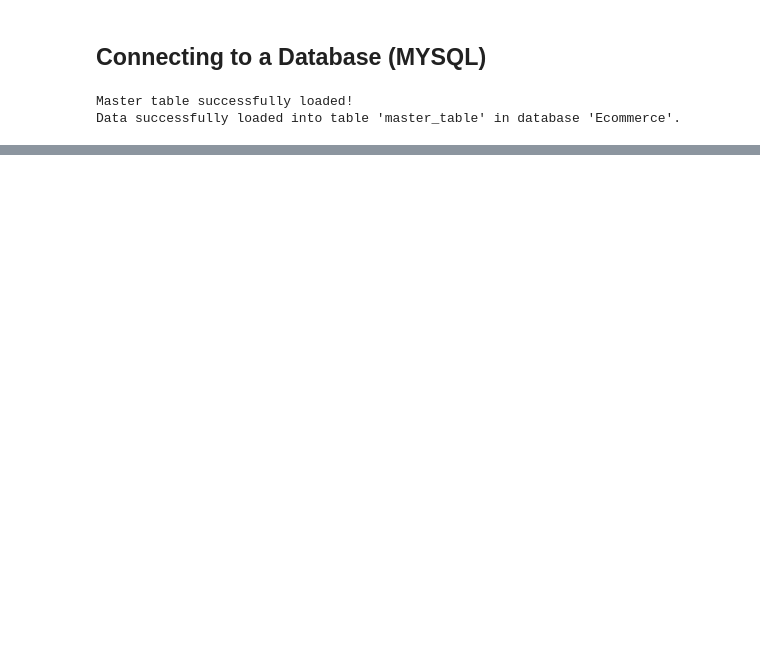
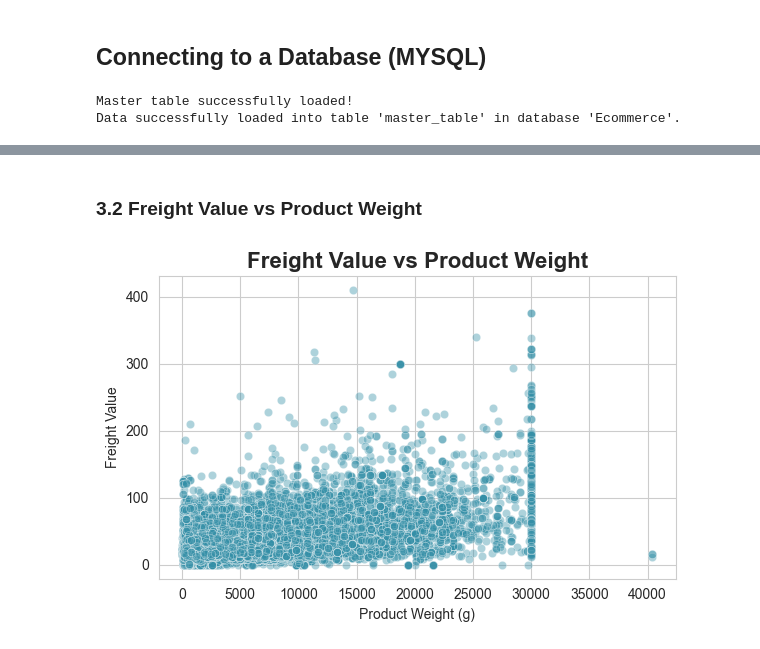
Before and after one commit to soumojit-dev/Ecommerce-Data-Analysis, a Jupyter notebook: analysis.ipynb, the cells around one changed output, grey strips where cells are left out. Saved outputs shown, nothing was run; the diff lists cells and outputs as text; code cells hidden in the pictures; blank space fills up the shorter version.

```diff
--- a/analysis.ipynb
+++ b/analysis.ipynb
@@ -331,0 +363,20 @@ Index(['order_id', 'customer_id', 'order_status', 'order_purchase_timestamp',
+# %% [markdown]
+### 3.2 Freight Value vs Product Weight
+# %%
+plt.figure(figsize=(6, 4))
+
+sns.scatterplot(
+    x="product_weight_g",
+    y="freight_value",
+    data=master,
+    alpha=0.4,
+    color=sns.color_palette("mako")[3]
+)
+
+plt.title("Freight Value vs Product Weight", fontsize=16, weight="bold")
+plt.xlabel("Product Weight (g)")
+plt.ylabel("Freight Value")
+plt.tight_layout()
+plt.show()
+# %% [output]
+[figure, added]
```
Also changed, not shown: parts of 26 cells of this notebook.
